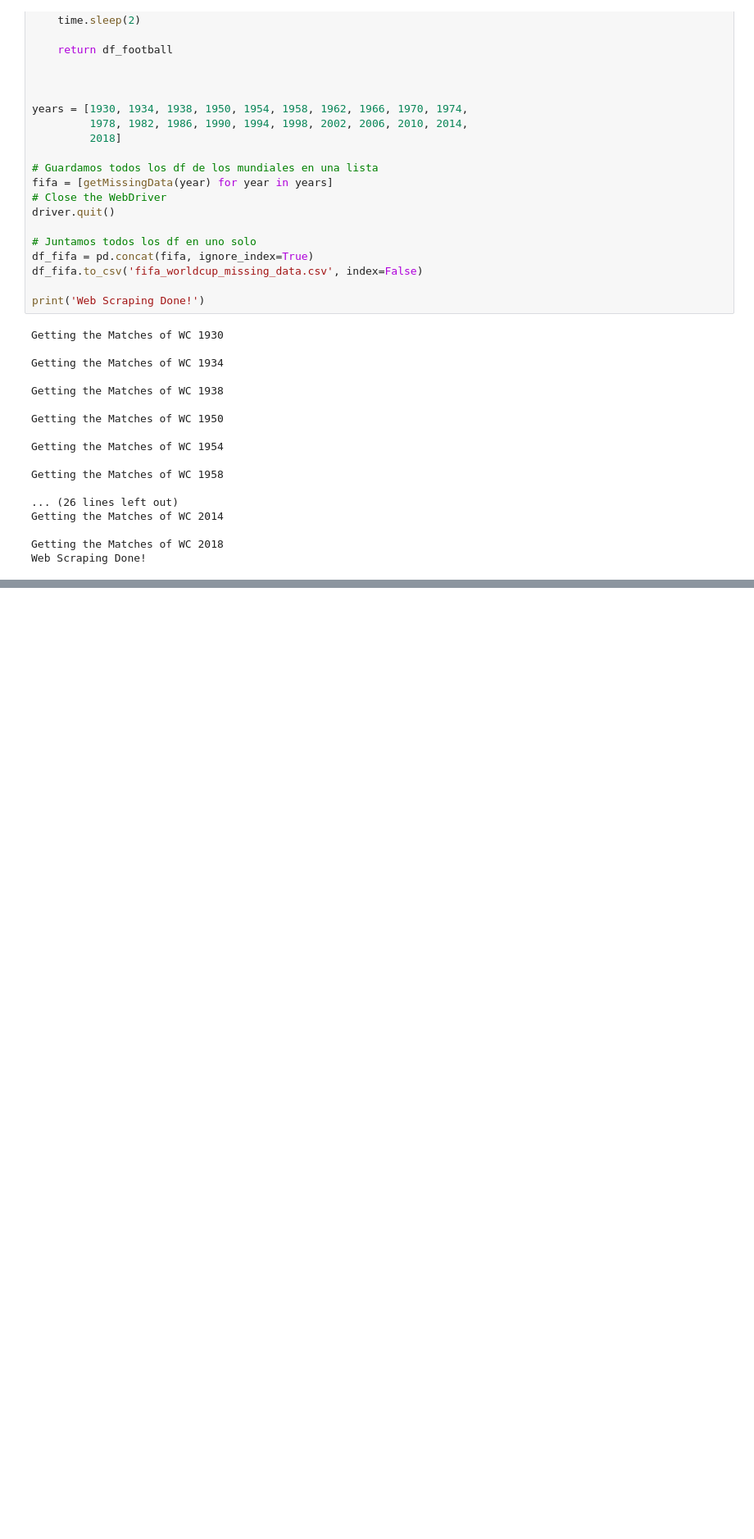
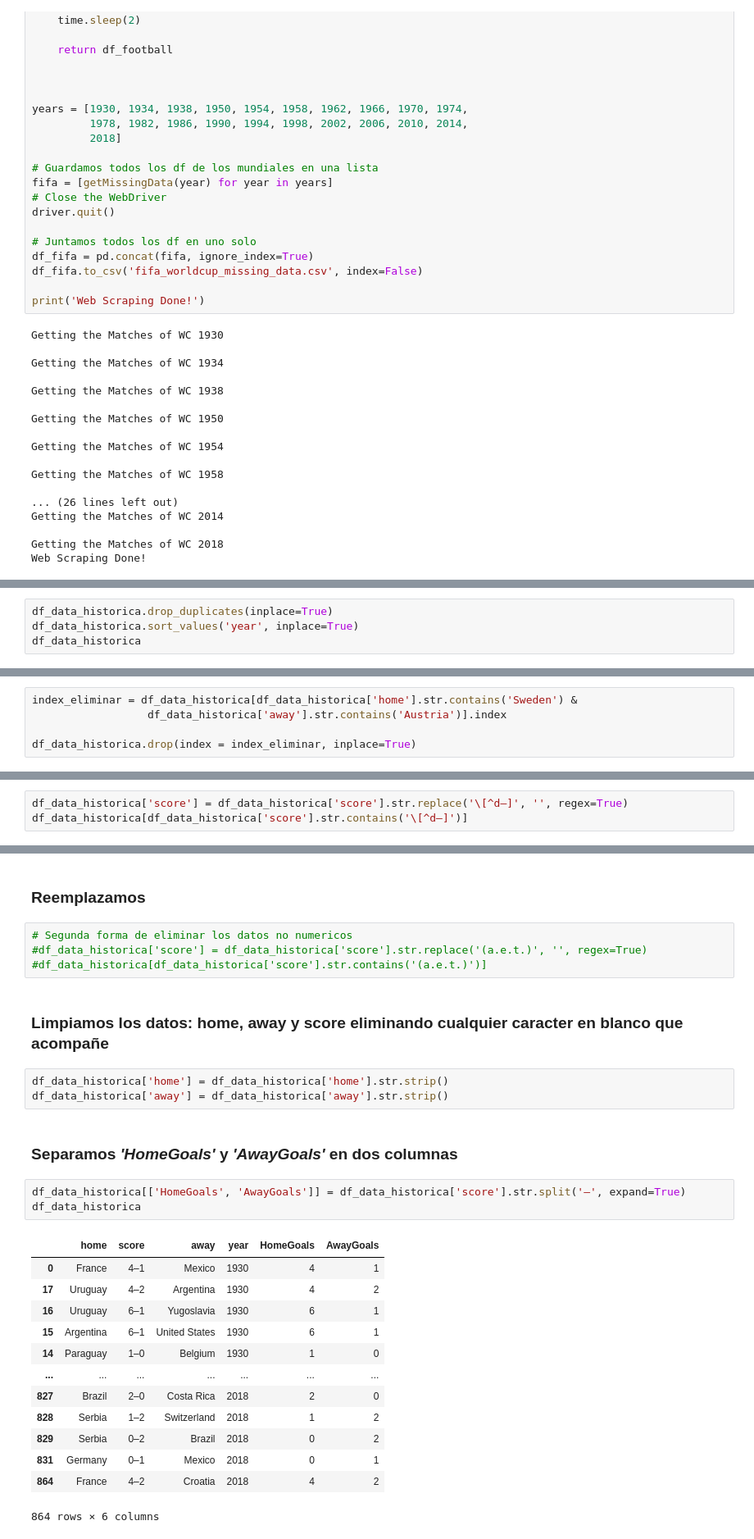
Before and after one commit to JuanjoRestrepo/Qatar-2022, a Jupyter notebook: WorldCup_Qatar2022_Predictor.ipynb, the cells around one changed output, grey strips where cells are left out. Shown at 82% size. Drawn from its saved outputs; the diff is of its cells as text; blank space fills up the shorter version.

Commit message:
Almost filtered AwayGoals. Missing changing the Dtype

```diff
--- a/WorldCup_Qatar2022_Predictor.ipynb
+++ b/WorldCup_Qatar2022_Predictor.ipynb
@@ -247,0 +371,4 @@ df_fixture.to_csv('fifa_worldcup_fixture.csv', index=False)
+# %%
+df_data_historica.drop_duplicates(inplace=True)
+df_data_historica.sort_values('year', inplace=True)
+df_data_historica
@@ -247,0 +403,5 @@ df_fixture.to_csv('fifa_worldcup_fixture.csv', index=False)
+# %%
+index_eliminar = df_data_historica[df_data_historica['home'].str.contains('Sweden') &
+                  df_data_historica['away'].str.contains('Austria')].index
+
+df_data_historica.drop(index = index_eliminar, inplace=True)
@@ -247,0 +416,3 @@ df_fixture.to_csv('fifa_worldcup_fixture.csv', index=False)
+# %%
+df_data_historica['score'] = df_data_historica['score'].str.replace('\[^d–]', '', regex=True)
+df_data_historica[df_data_historica['score'].str.contains('\[^d–]')]
@@ -247,0 +423,30 @@ df_fixture.to_csv('fifa_worldcup_fixture.csv', index=False)
+# %% [markdown]
+### Reemplazamos
+# %%
+# Segunda forma de eliminar los datos no numericos
+#df_data_historica['score'] = df_data_historica['score'].str.replace('(a.e.t.)', '', regex=True)
+#df_data_historica[df_data_historica['score'].str.contains('(a.e.t.)')]
+# %% [markdown]
+### Limpiamos los datos: home, away y score eliminando cualquier caracter en blanco que acompañe
+# %%
+df_data_historica['home'] = df_data_historica['home'].str.strip()
+df_data_historica['away'] = df_data_historica['away'].str.strip()
+# %% [markdown]
+### Separamos ***'HomeGoals'*** y ***'AwayGoals'*** en dos columnas
+# %%
+df_data_historica[['HomeGoals', 'AwayGoals']] = df_data_historica['score'].str.split('–', expand=True)
+df_data_historica
+# %% [output]
+|  | home | score | away | year | HomeGoals | AwayGoals |
+| 0 | France | 4–1 | Mexico | 1930 | 4 | 1 |
+| 17 | Uruguay | 4–2 | Argentina | 1930 | 4 | 2 |
+| 16 | Uruguay | 6–1 | Yugoslavia | 1930 | 6 | 1 |
+| 15 | Argentina | 6–1 | United States | 1930 | 6 | 1 |
+| 14 | Paraguay | 1–0 | Belgium | 1930 | 1 | 0 |
+| ... | ... | ... | ... | ... | ... | ... |
+| 827 | Brazil | 2–0 | Costa Rica | 2018 | 2 | 0 |
+| 828 | Serbia | 1–2 | Switzerland | 2018 | 1 | 2 |
+| 829 | Serbia | 0–2 | Brazil | 2018 | 0 | 2 |
+| 831 | Germany | 0–1 | Mexico | 2018 | 0 | 1 |
+| 864 | France | 4–2 | Croatia | 2018 | 4 | 2 |
+864 rows × 6 columns
```
Also changed, not shown: parts of 53 cells of this notebook.
